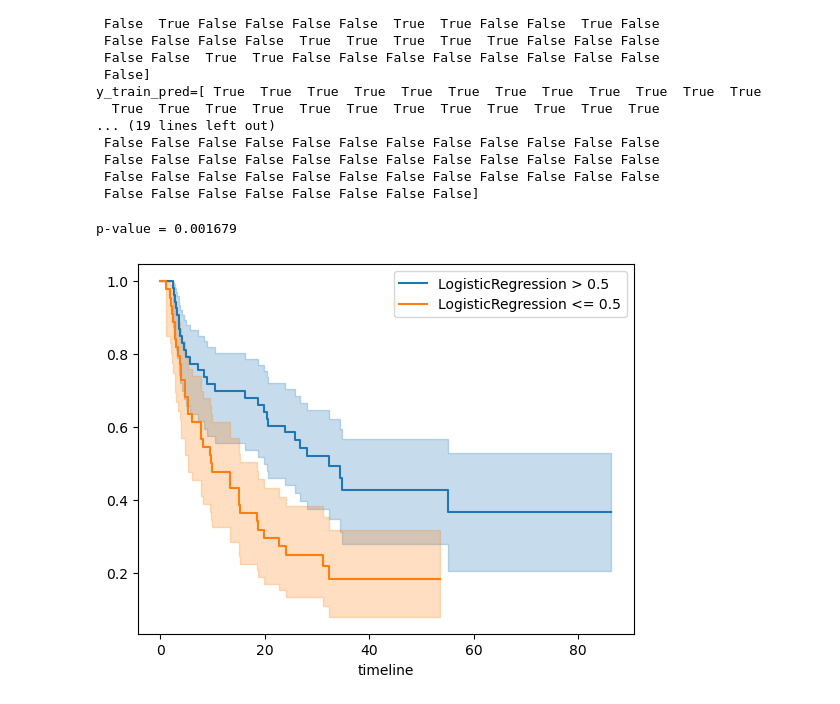
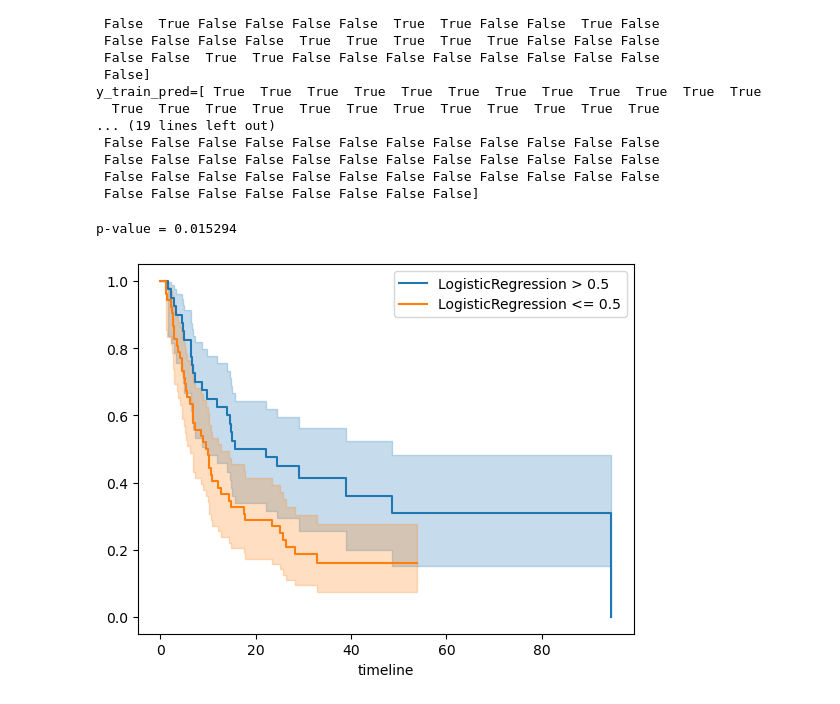
Before and after one commit to iskandr/bcb731, a Jupyter notebook: 1 - Intro to splitting survival curves for fun and profit.ipynb, the cells around one changed output. Cells and saved outputs as stored; diff of their text form; code cells hidden in the pictures.

```diff
--- a/Merciless p-hacking.ipynb
+++ b/1 - Intro to splitting survival curves for fun and profit.ipynb
@@ -626,34 +626,34 @@ kmf = KaplanMeierFitter()
 
 
 best_df_known = best_df_survival[known_mask]
 
-df_yes = best_df_known[train_mask][y_train_pred]
-df_no = best_df_known[train_mask][~y_train_pred]
+df_yes = best_df_known[test_mask][y_test_pred]
+df_no = best_df_known[test_mask][~y_test_pred]
 
 kmf.fit(
     df_yes.Months,
     event_observed=df_yes.Status,
     label="LogisticRegression > 0.5")
 
 kmf.plot_survival_function(ax=ax)
 
 kmf.fit(
     df_no.Months,
     event_observed=df_no.Status,
     label="LogisticRegression <= 0.5")
 
 kmf.plot_survival_function(ax=ax)
 
 
 
 results = logrank_test(
     df_yes.Months,
     df_no.Months,
     event_observed_A=df_yes.Status,
     event_observed_B=df_no.Status)
 
 
 print("p-value = %f" % (results.p_value,))
 # %% [output]
-p-value = 0.001679
+p-value = 0.015294
-[figure, old version]
+[figure, new version]
```
